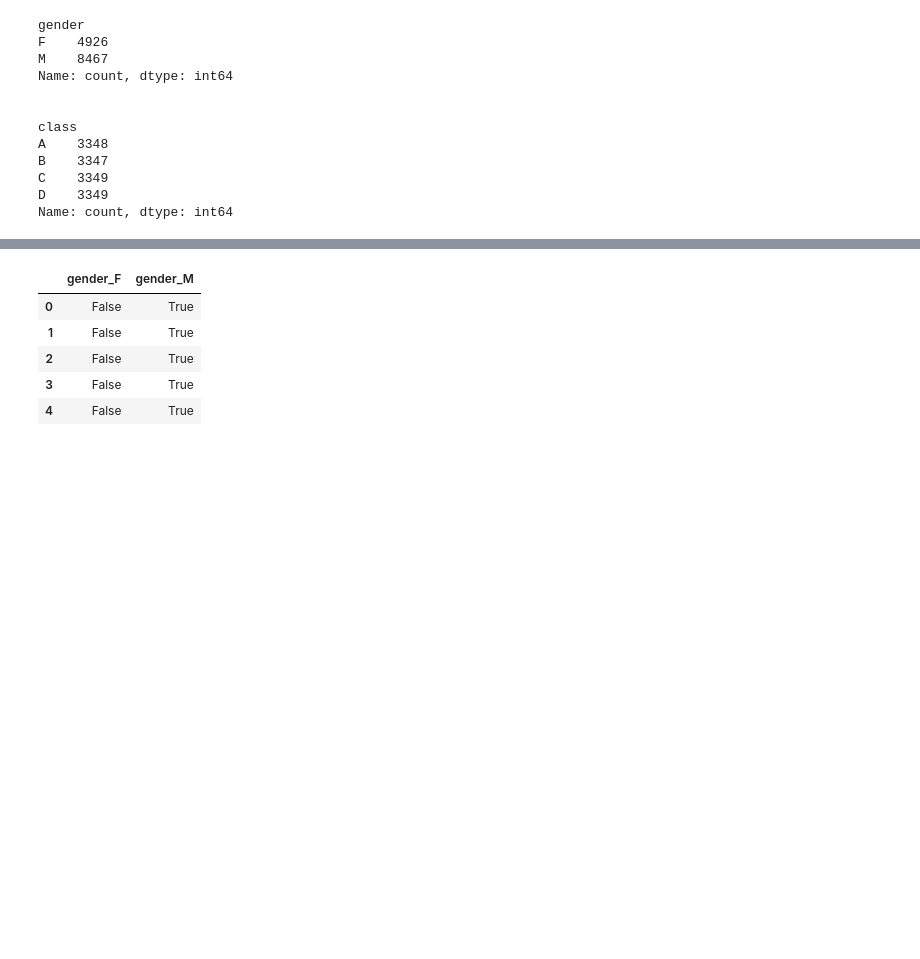
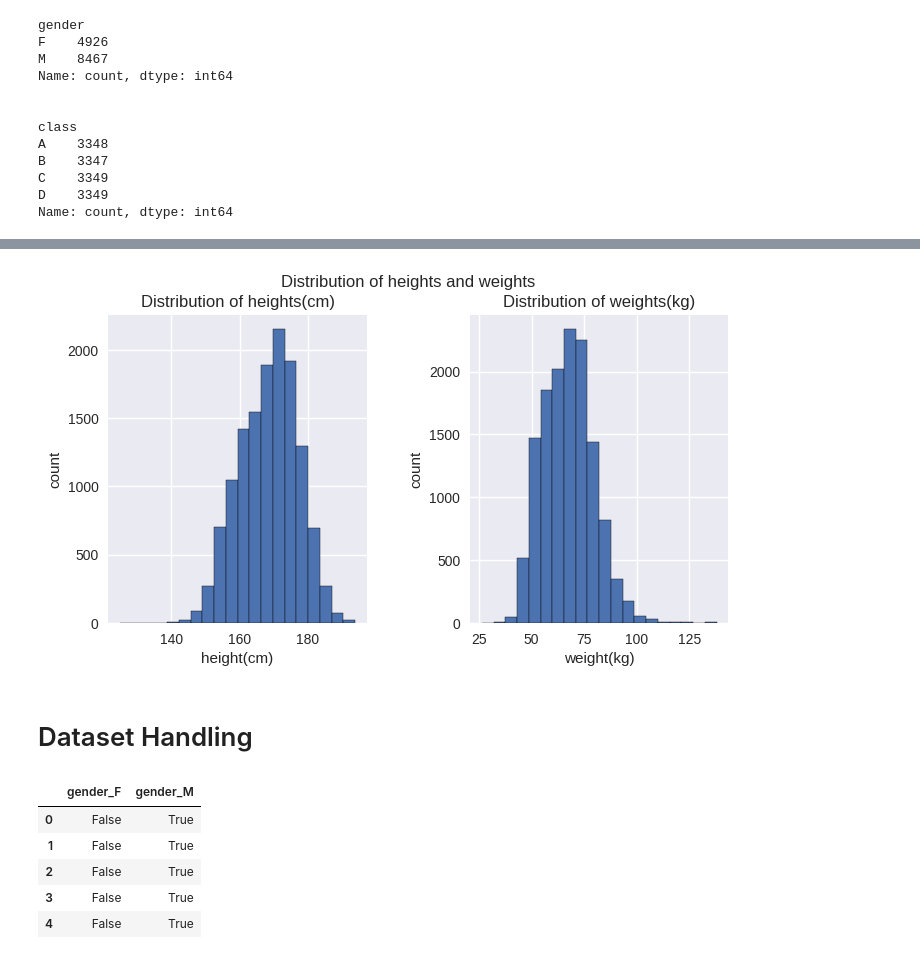
Before and after one commit to shcho11/00.Projects_2024, a Jupyter notebook: 202407_MultiClassClassifiers.ipynb, the cells around one changed output, grey strips where cells are left out. Cells and saved outputs as stored; diff of their text form; code cells hidden in the pictures; blank space fills up the shorter version.

```diff
--- a/202407_MultiClassClassifiers.ipynb
+++ b/202407_MultiClassClassifiers.ipynb
@@ -204,3 +224,26 @@ Name: count, dtype: int64
+# %%
+plt.figure(figsize=(8,4))
+
+plt.subplot(1,2,1)
+plt.hist(df1['height_cm'], bins=20, edgecolor='black')
+plt.title('Distribution of heights(cm)')
+plt.xlabel('height(cm)')
+plt.ylabel('count')
+
+plt.subplot(1,2,2)
+plt.hist(df1['weight_kg'], bins=20, edgecolor='black')
+plt.title('Distribution of weights(kg)')
+plt.xlabel('weight(kg)')
+plt.ylabel('count')
+
+plt.suptitle('Distribution of heights and weights')
+plt.subplots_adjust(wspace=0.4)
+
+plt.show()
+# %% [output]
+[figure, added]
+# %% [markdown]
+# Dataset Handling
 # %%
 def onehot(df, *args) :
   list_cols = []
```
Also changed, not shown: parts of 24 cells of this notebook.
